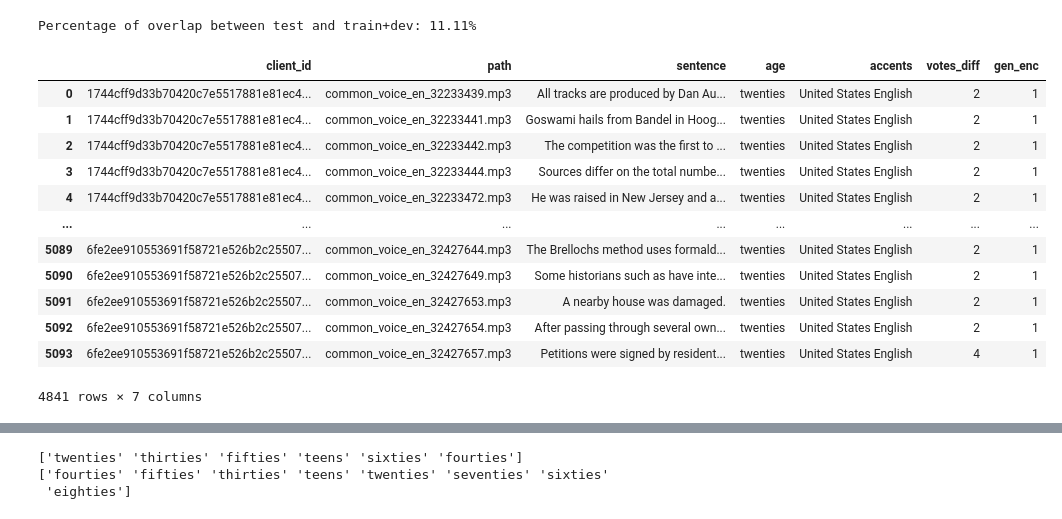
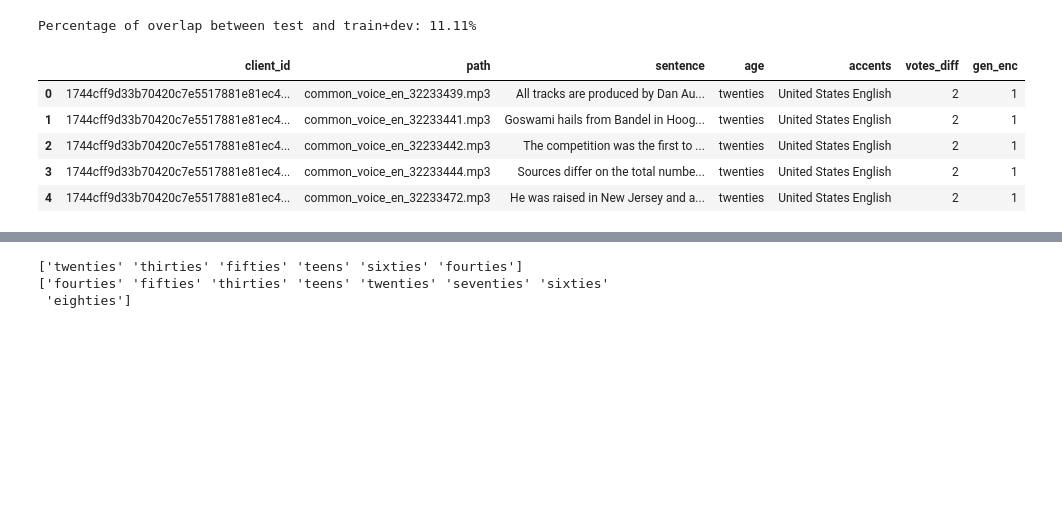
Before and after one commit to YKH2020/aipi520-project, a Jupyter notebook: data_exploration.ipynb, the cells around one changed output, grey strips where cells are left out. Saved outputs shown, nothing was run; the diff lists cells and outputs as text; code cells hidden in the pictures; blank space fills up the shorter version.

```diff
--- a/data_exploration.ipynb
+++ b/data_exploration.ipynb
@@ -314,19 +284,12 @@ clean_dev_train_gen_enc = clean_dev_train_gen_enc[clean_dev_train_gen_enc['gende
 clean_dev_train_gen_enc['gen_enc'] = clean_dev_train_gen_enc['gender'].replace({'male': 1, 'female': 0})
 clean_dev_train_gen_enc = clean_dev_train_gen_enc.drop(columns='gender')
 # %%
-clean_dev_train_gen_enc
+clean_dev_train_gen_enc.head()
 # %% [output]
 |  | client_id | path | sentence | age | accents | votes_diff | gen_enc |
 | 0 | 1744cff9d33b70420c7e5517881e81ec4... | common_voice_en_32233439.mp3 | All tracks are produced by Dan Au... | twenties | United States English | 2 | 1 |
 | 1 | 1744cff9d33b70420c7e5517881e81ec4... | common_voice_en_32233441.mp3 | Goswami hails from Bandel in Hoog... | twenties | United States English | 2 | 1 |
 | 2 | 1744cff9d33b70420c7e5517881e81ec4... | common_voice_en_32233442.mp3 | The competition was the first to ... | twenties | United States English | 2 | 1 |
 | 3 | 1744cff9d33b70420c7e5517881e81ec4... | common_voice_en_32233444.mp3 | Sources differ on the total numbe... | twenties | United States English | 2 | 1 |
 | 4 | 1744cff9d33b70420c7e5517881e81ec4... | common_voice_en_32233472.mp3 | He was raised in New Jersey and a... | twenties | United States English | 2 | 1 |
-| ... | ... | ... | ... | ... | ... | ... | ... |
-| 5089 | 6fe2ee910553691f58721e526b2c25507... | common_voice_en_32427644.mp3 | The Brellochs method uses formald... | twenties | United States English | 2 | 1 |
-| 5090 | 6fe2ee910553691f58721e526b2c25507... | common_voice_en_32427649.mp3 | Some historians such as have inte... | twenties | United States English | 2 | 1 |
-| 5091 | 6fe2ee910553691f58721e526b2c25507... | common_voice_en_32427653.mp3 | A nearby house was damaged. | twenties | United States English | 2 | 1 |
-| 5092 | 6fe2ee910553691f58721e526b2c25507... | common_voice_en_32427654.mp3 | After passing through several own... | twenties | United States English | 2 | 1 |
-| 5093 | 6fe2ee910553691f58721e526b2c25507... | common_voice_en_32427657.mp3 | Petitions were signed by resident... | twenties | United States English | 4 | 1 |
-4841 rows × 7 columns
 # %%
```
Also changed, not shown: parts of 32 cells of this notebook.
